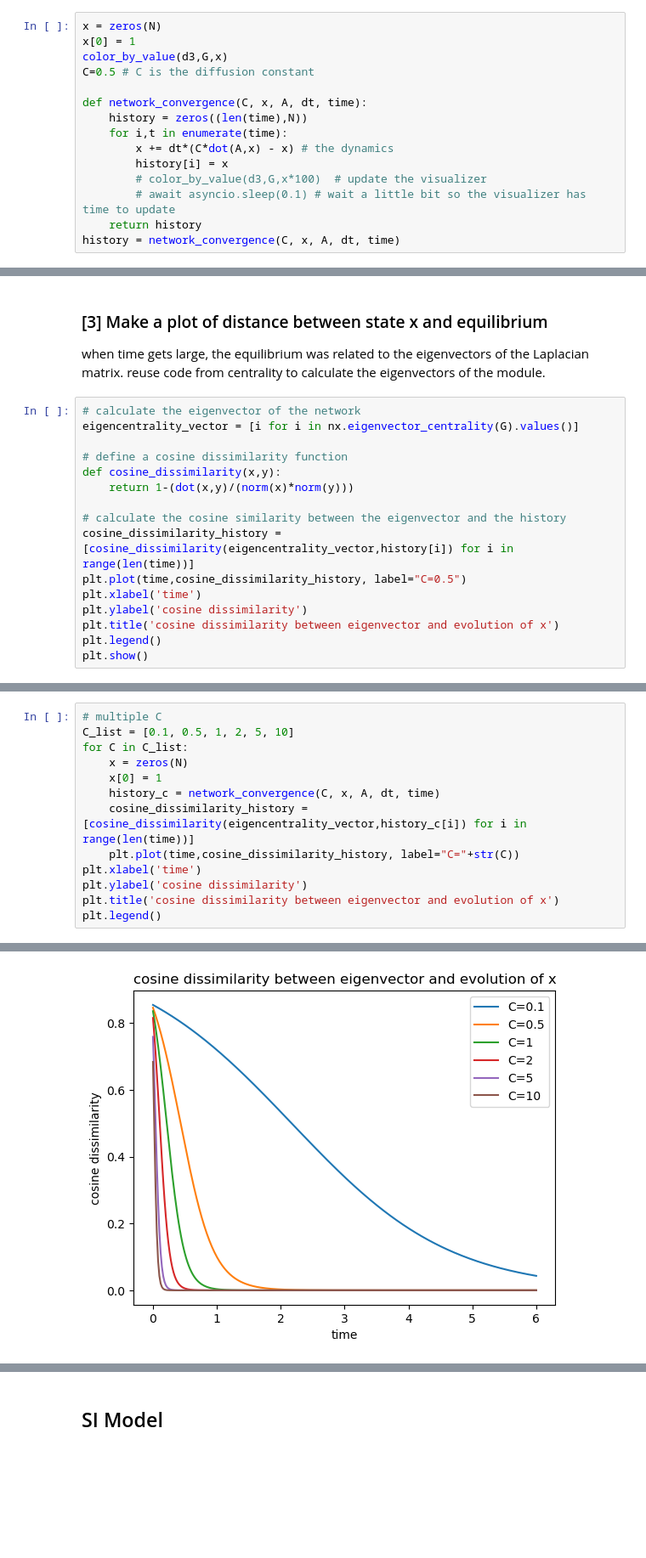
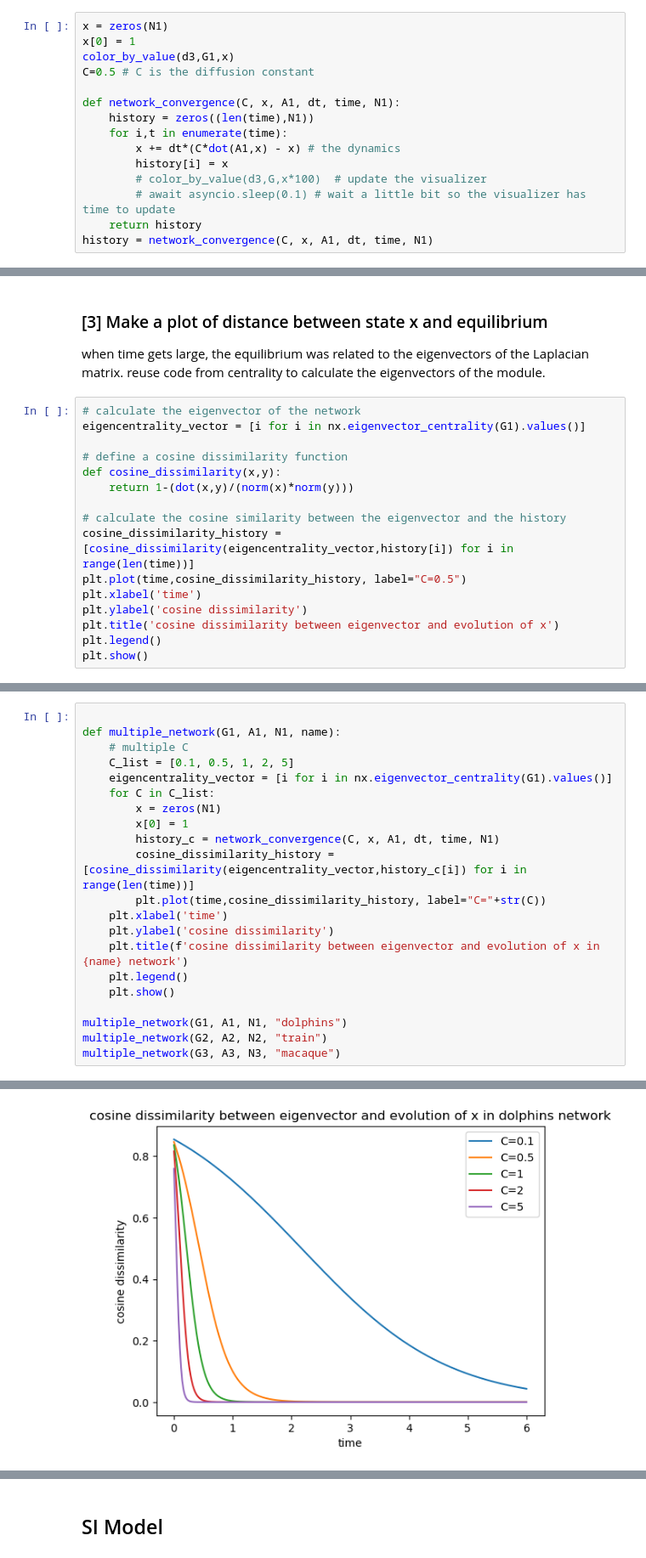
Before and after one commit to yilewang/dynamical_net_sys_class, a Jupyter notebook: lab6/lab6_yxw190015.ipynb, the cells around one changed output, grey strips where cells are left out. Shown at 85% size. Drawn from its saved outputs; the diff is of its cells as text; blank space fills up the shorter version.

```diff
--- a/lab6/lab6_yxw190015.ipynb
+++ b/lab6/lab6_yxw190015.ipynb
@@ -103,20 +110,20 @@ time = linspace(0,T,int(T/dt)) # the array of time points spaced by dt
 # %% [markdown]
 Simulating diffusion...
 # %%
-x = zeros(N)
+x = zeros(N1)
 x[0] = 1
-color_by_value(d3,G,x)
+color_by_value(d3,G1,x)
 C=0.5 # C is the diffusion constant
 
-def network_convergence(C, x, A, dt, time):
-    history = zeros((len(time),N))
+def network_convergence(C, x, A1, dt, time, N1):
+    history = zeros((len(time),N1))
     for i,t in enumerate(time):
-        x += dt*(C*dot(A,x) - x) # the dynamics
+        x += dt*(C*dot(A1,x) - x) # the dynamics
         history[i] = x
         # color_by_value(d3,G,x*100)  # update the visualizer
         # await asyncio.sleep(0.1) # wait a little bit so the visualizer has time to update
     return history
-history = network_convergence(C, x, A, dt, time)
+history = network_convergence(C, x, A1, dt, time, N1)
 # %% [markdown]
 ### [2] Make a comment about this:
 
@@ -127,7 +134,7 @@ When I used different diffusion constant `C`, the speed of diffusion will be dif
 when time gets large, the equilibrium was related to the eigenvectors of the Laplacian matrix. reuse code from centrality to calculate the eigenvectors of the module.
 # %%
 # calculate the eigenvector of the network
-eigencentrality_vector = [i for i in nx.eigenvector_centrality(G).values()]
+eigencentrality_vector = [i for i in nx.eigenvector_centrality(G1).values()]
 
 # define a cosine dissimilarity function
 def cosine_dissimilarity(x,y):
@@ -144,16 +151,24 @@ plt.show()
 # %% [output]
 [figure]
 # %%
-# multiple C
-C_list = [0.1, 0.5, 1, 2, 5, 10]
-for C in C_list:
-    x = zeros(N)
-    x[0] = 1
-    history_c = network_convergence(C, x, A, dt, time)
-    cosine_dissimilarity_history = [cosine_dissimilarity(eigencentrality_vector,history_c[i]) for i in range(len(time))]
-    plt.plot(time,cosine_dissimilarity_history, label="C="+str(C))
-plt.xlabel('time')
-plt.ylabel('cosine dissimilarity')
-plt.title('cosine dissimilarity between eigenvector and evolution of x')
-plt.legend()
+
+def multiple_network(G1, A1, N1, name):
+    # multiple C
+    C_list = [0.1, 0.5, 1, 2, 5]
+    eigencentrality_vector = [i for i in nx.eigenvector_centrality(G1).values()]
+    for C in C_list:
+        x = zeros(N1)
+        x[0] = 1
+        history_c = network_convergence(C, x, A1, dt, time, N1)
+        cosine_dissimilarity_history = [cosine_dissimilarity(eigencentrality_vector,history_c[i]) for i in range(len(time))]
+        plt.plot(time,cosine_dissimilarity_history, label="C="+str(C))
+    plt.xlabel('time')
+    plt.ylabel('cosine dissimilarity')
+    plt.title(f'cosine dissimilarity between eigenvector and evolution of x in {name} network')
+    plt.legend()
+    plt.show()
+
+multiple_network(G1, A1, N1, "dolphins")
+multiple_network(G2, A2, N2, "train")
+multiple_network(G3, A3, N3, "macaque")
 # %% [output]
@@ -161 +175 @@ plt.legend()
-[figure, old version]
+[figure, new version]
```
Also changed, not shown: parts of 14 cells of this notebook.
